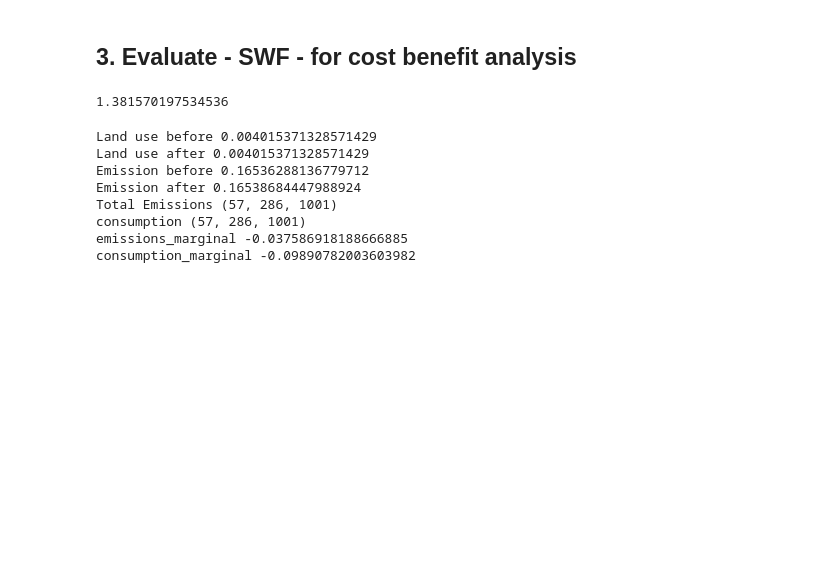
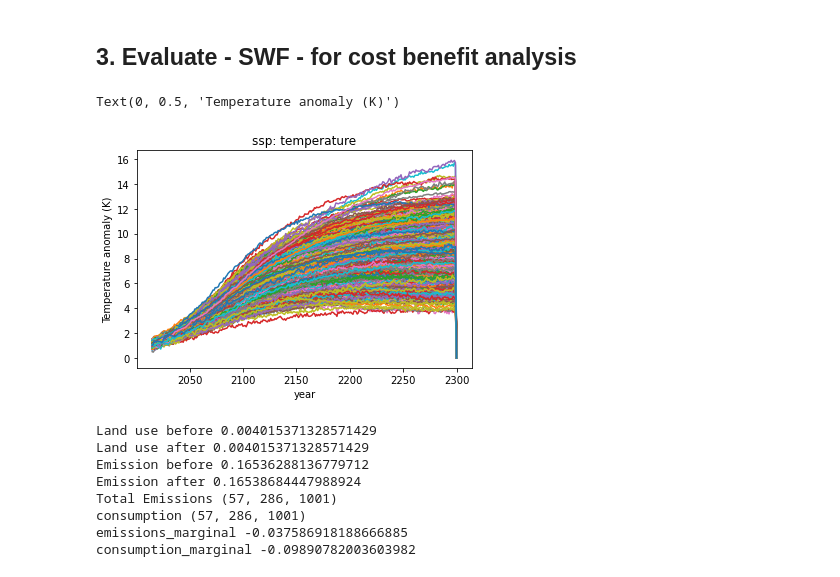
Before and after one commit to pollockDeVis/JUSTICE, a Jupyter notebook: JUSTICE_example_run.ipynb, the cells around one changed output. Drawn from its saved outputs; the diff is of its cells as text; code cells hidden in the pictures; blank space fills up the shorter version.

```diff
--- a/JUSTICE_example_run.ipynb
+++ b/JUSTICE_example_run.ipynb
@@ -124,7 +140,8 @@ damage = np.zeros((57, 286, 1001))
 abatement_cost = np.zeros((57, 286, 1001))
 carbon_price = np.zeros((57, 286))
 # Regional temperature array
-#regional_temperature = np.zeros((57, 286, 1001))
+regional_temperature = np.zeros((57, 286, 1001))
+global_temperature_arr = np.zeros((286, 1001))
 
 for i in (range(len(set_year) )): #- 1
 
@@ -135,8 +152,12 @@ for i in (range(len(set_year) )): #- 1
 
     if i < (len(set_year) - 1): # Run the model for all timesteps except the last one. Damages and Abatement applies to the next timestep
         global_temperature = climate.compute_temperature_from_emission(i, emissions_array)
-        regional_temperature = downscaler.get_regional_temperature(global_temperature)
-        damage[:,i,:] = damage_function.calculate_damage(temperature=regional_temperature, timestep=i)
+        #print(global_temperature.shape)
+        global_temperature_arr[i,:] = global_temperature
+        #regional_temperature = downscaler.get_regional_temperature(global_temperature)
+        regional_temperature[:,i,:] = downscaler.get_regional_temperature(global_temperature)
+        damage[:,i,:] = damage_function.calculate_damage(temperature=regional_temperature[:,i,:], timestep=i)
+        # damage[:,i,:] = damage_function.calculate_damage(temperature=regional_temperature, timestep=i)
         abatement_cost[:,i,:] = abatement.calculate_abatement(timestep = i, emissions = emissions_array, emission_control_rate = emissions_control_rate[:,i])
         carbon_price[:,i] = abatement.calculate_carbon_price(timestep = i, emission_control_rate = emissions_control_rate[:,i])
         economy.apply_damage_to_output(timestep=i+1, damage = damage[:,i,:])
@@ -155,11 +200,20 @@ for i in (range(len(set_year) )): #- 1
+# %%
+import matplotlib.pyplot as pl
+
+pl.plot(time_horizon.model_time_horizon, global_temperature_arr ); #regional_temperature[0,:,:]
+pl.title('ssp: temperature')
+pl.xlabel('year')
+pl.ylabel('Temperature anomaly (K)')
+# %% [output]
+Text(0, 0.5, 'Temperature anomaly (K)')
+[figure, added]
 # %%
+
 # cpc = economy.get_consumption_per_capita(scenario=ssp_scenario, savings_rate=fixed_savings_rate)
 # test = cpc[:, :, 0]
 
-capital = economy.get_capital_stock(scenario=ssp_scenario, savings_rate=fixed_savings_rate)
+capital = economy.get_capital_stock(scenario=scenarios, savings_rate=fixed_savings_rate)
 test2 = capital[:, :, 0]
-# %% [output]
-1.381570197534536
 # %%
 consump = economy.calculate_consumption( savings_rate=fixed_savings_rate)
 test3 = consump[:, :, 0]
```
Also changed, not shown: parts of 6 cells of this notebook, 4 other files.
